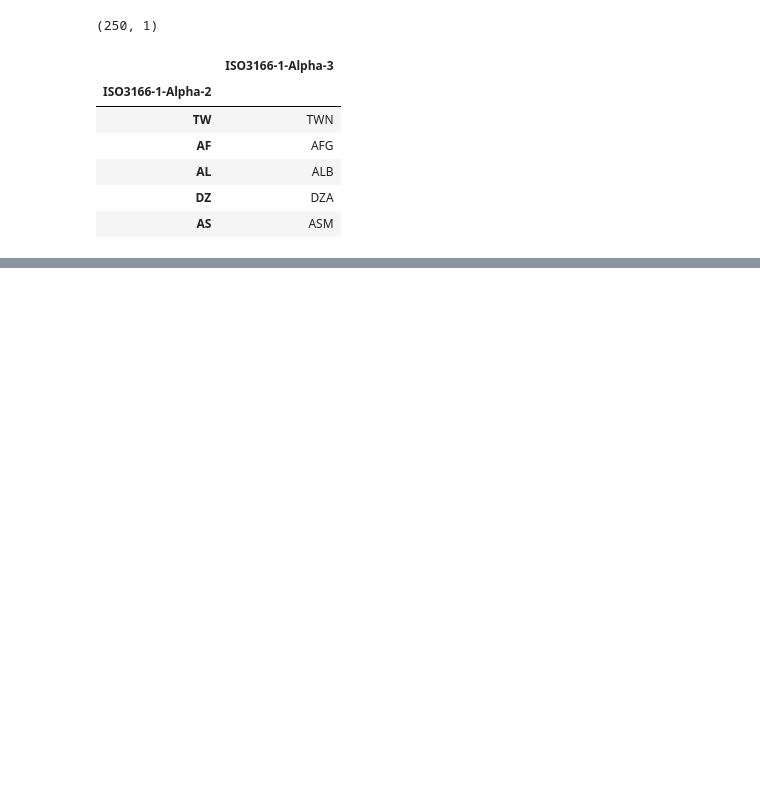
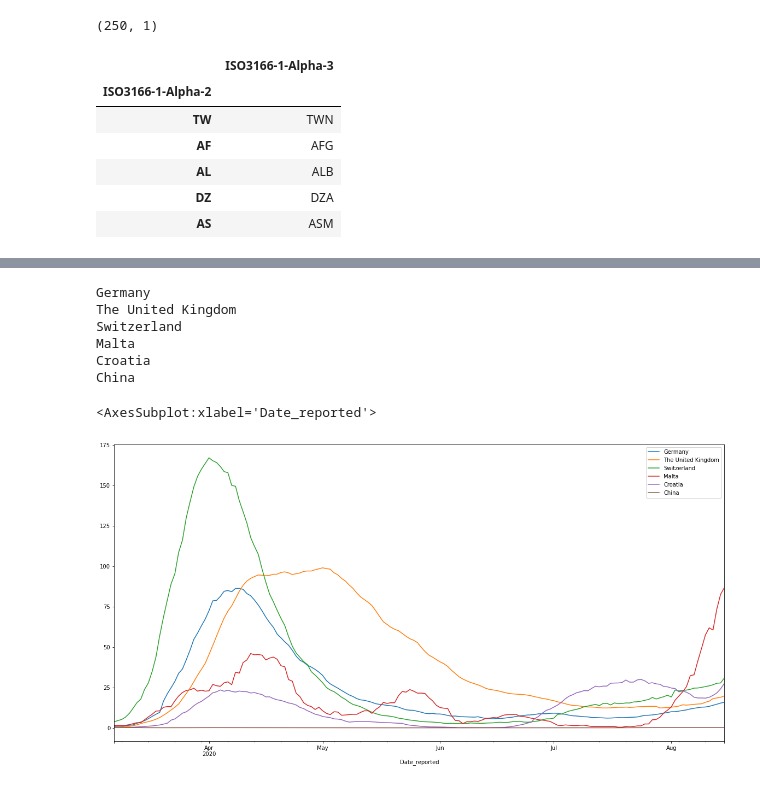
Before and after one commit to mdebono/covid-sandbox, a Jupyter notebook: index.ipynb, the cells around one changed output, grey strips where cells are left out. Drawn from its saved outputs; the diff is of its cells as text; code cells hidden in the pictures; blank space fills up the shorter version.

```diff
--- a/index.ipynb
+++ b/index.ipynb
@@ -135,0 +160,25 @@ new_cases_per_100k.plot()
+# %%
+def prev14(country_data, from_date):
+    daterange = pd.date_range(end=from_date, periods=14)
+    return country_data[country_data['Date_reported'].isin(daterange)]
+
+# countries = covid.index.dropna().unique()
+print(countries)
+# countries = ['MT', 'CH', 'DE', 'HR', 'GB']
+
+new_covid = pd.DataFrame(data=None, columns=covid.columns)
+new_covid['14-day cumulative number of cases'] = []
+
+for country in countries:
+    print(country)
+    country_data = covid.xs(country)
+    country_data = country_data.set_index('Date_reported')
+    country_data['Date_reported'] = country_data.index
+    country_data['14-day cumulative number of cases'] = country_data.apply(lambda row:sum(prev14(country_data, row['Date_reported'])['New_cases']), axis=1)
+    country_data = country_data.set_index('Country_code')
+    new_covid = new_covid.append(country_data)
+
+new_covid
+
+new_covid['14-day cumulative number of cases per 100k'] = new_covid['14-day cumulative number of cases'] / (new_covid['Population'] / multiplier_100k)
+new_covid
@@ -135,0 +206,12 @@ new_cases_per_100k.plot()
+# %%
+cum14data = prep_graph_data(new_covid, countries, '14-day cumulative number of cases per 100k')
+cum14data.plot(figsize=(20,10))
+# %% [output]
+Germany
+The United Kingdom
+Switzerland
+Malta
+Croatia
+China
+<AxesSubplot:xlabel='Date_reported'>
+[figure, added]
```
Also changed, not shown: parts of 10 cells of this notebook.
